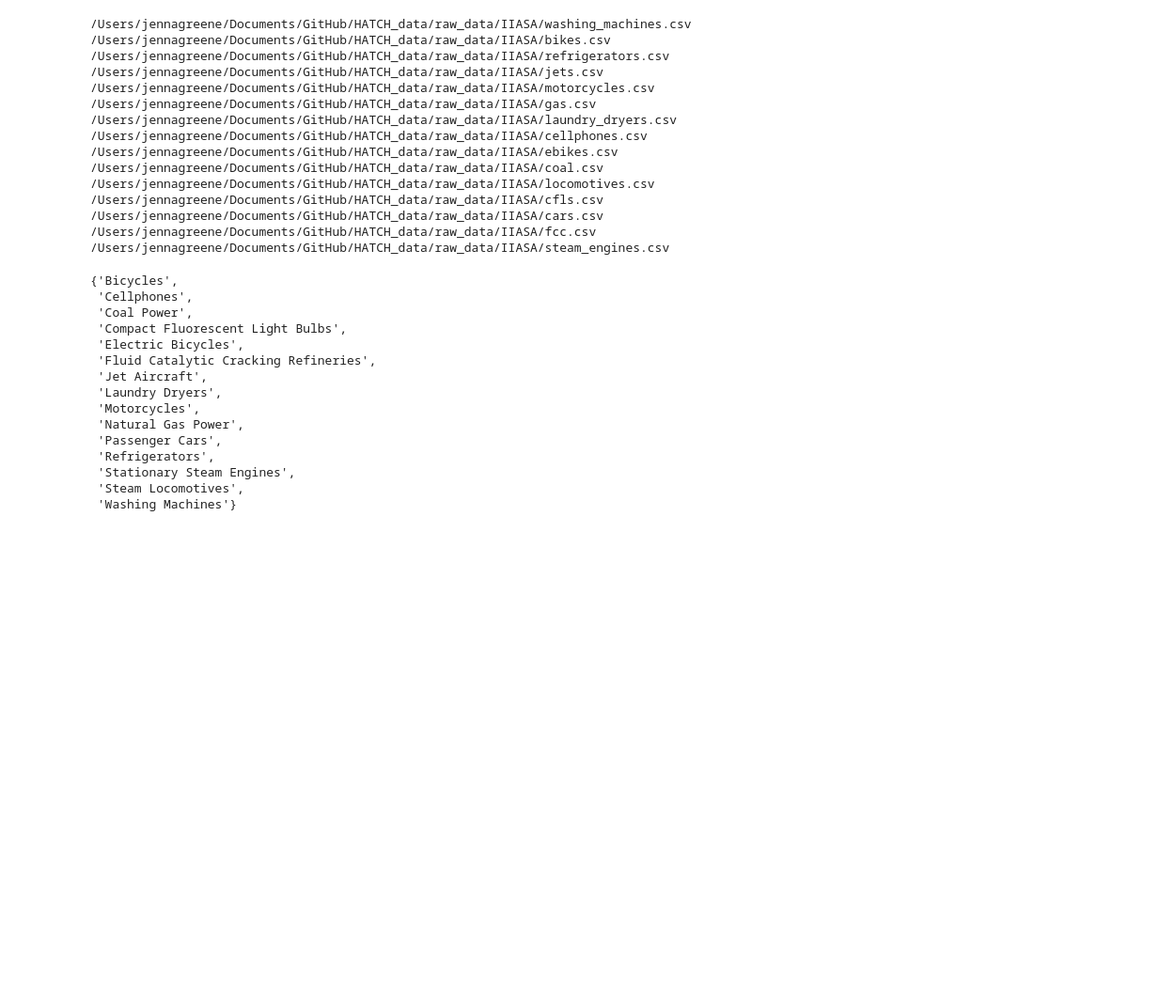
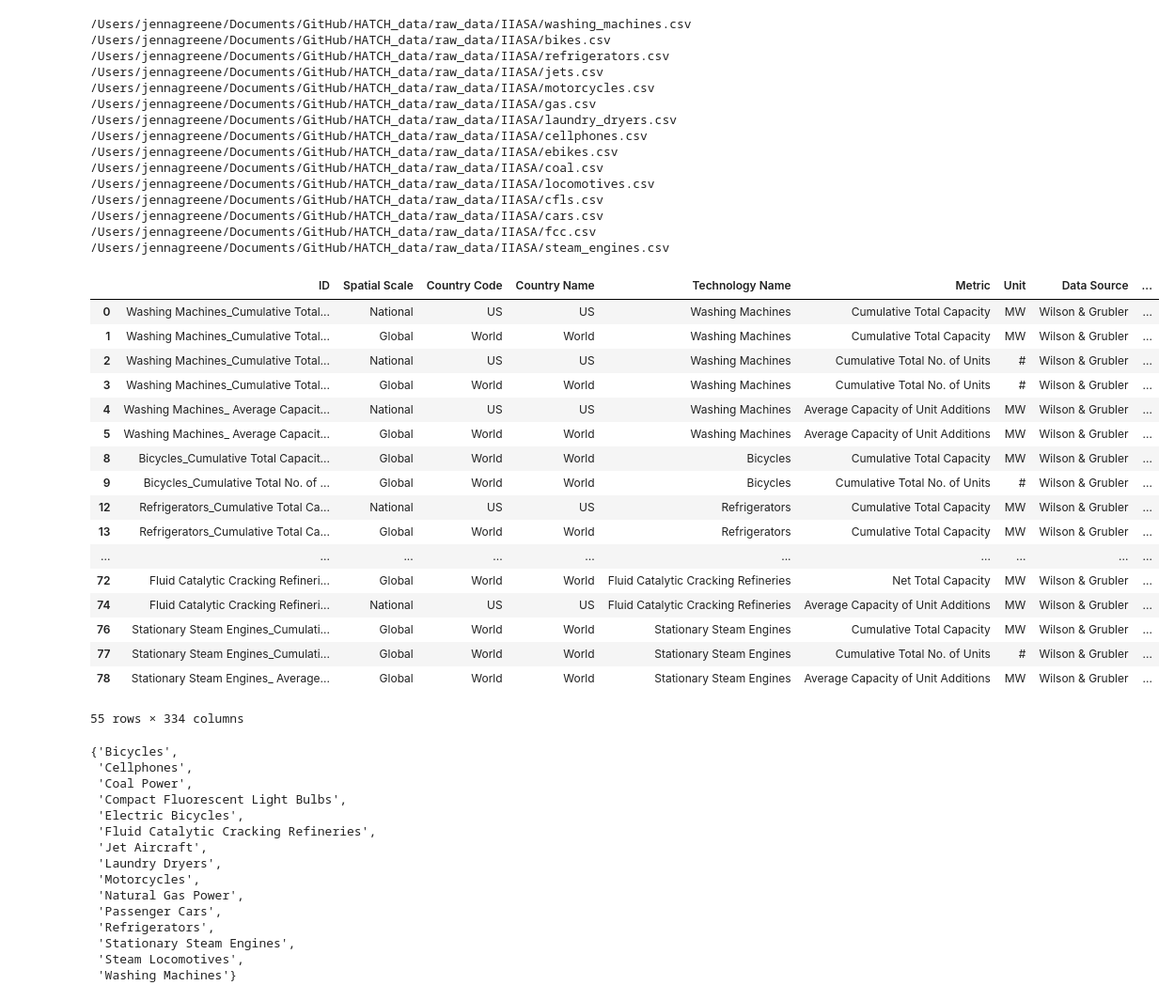
Before and after one commit to jennagreene22/HATCH_data, a Jupyter notebook: reading_files/read_iiasa.ipynb, the cells around one changed output. Shown: that part at 94% size. Drawn from its saved outputs; the diff is of its cells as text; code cells hidden in the pictures; blank space fills up the shorter version.

```diff
--- a/reading_files/read_iiasa.ipynb
+++ b/reading_files/read_iiasa.ipynb
@@ -363,15 +363,35 @@ iiasa.reset_index(drop=True, inplace=True)
 # %%
 omit = []
 for col in iiasa.columns:
     if len(col) != 4 or col == 'Unit':
         omit.append(col)
 drop_empty_rows = iiasa.drop(columns=omit)
 drop_empty_rows.dropna(how='all', inplace=True)
 na_idx = []
 for row in iiasa.index:
     if row not in drop_empty_rows.index:
         na_idx.append(row)
 iiasa.drop(na_idx, inplace=True)
+iiasa
+# %% [output]
+|  | ID | Spatial Scale | Country Code | Country Name | Technology Name | Metric | Unit | Data Source | ... |
+| 0 | Washing Machines_Cumulative Total... | National | US | US | Washing Machines | Cumulative Total Capacity | MW | Wilson & Grubler | ... |
+| 1 | Washing Machines_Cumulative Total... | Global | World | World | Washing Machines | Cumulative Total Capacity | MW | Wilson & Grubler | ... |
+| 2 | Washing Machines_Cumulative Total... | National | US | US | Washing Machines | Cumulative Total No. of Units | # | Wilson & Grubler | ... |
+| 3 | Washing Machines_Cumulative Total... | Global | World | World | Washing Machines | Cumulative Total No. of Units | # | Wilson & Grubler | ... |
+| 4 | Washing Machines_ Average Capacit... | National | US | US | Washing Machines | Average Capacity of Unit Additions | MW | Wilson & Grubler | ... |
+| 5 | Washing Machines_ Average Capacit... | Global | World | World | Washing Machines | Average Capacity of Unit Additions | MW | Wilson & Grubler | ... |
+| 8 | Bicycles_Cumulative Total Capacit... | Global | World | World | Bicycles | Cumulative Total Capacity | MW | Wilson & Grubler | ... |
+| 9 | Bicycles_Cumulative Total No. of ... | Global | World | World | Bicycles | Cumulative Total No. of Units | # | Wilson & Grubler | ... |
+| 12 | Refrigerators_Cumulative Total Ca... | National | US | US | Refrigerators | Cumulative Total Capacity | MW | Wilson & Grubler | ... |
+| 13 | Refrigerators_Cumulative Total Ca... | Global | World | World | Refrigerators | Cumulative Total Capacity | MW | Wilson & Grubler | ... |
+| ... | ... | ... | ... | ... | ... | ... | ... | ... | ... |
+| 72 | Fluid Catalytic Cracking Refineri... | Global | World | World | Fluid Catalytic Cracking Refineries | Net Total Capacity | MW | Wilson & Grubler | ... |
+| 74 | Fluid Catalytic Cracking Refineri... | National | US | US | Fluid Catalytic Cracking Refineries | Average Capacity of Unit Additions | MW | Wilson & Grubler | ... |
+| 76 | Stationary Steam Engines_Cumulati... | Global | World | World | Stationary Steam Engines | Cumulative Total Capacity | MW | Wilson & Grubler | ... |
+| 77 | Stationary Steam Engines_Cumulati... | Global | World | World | Stationary Steam Engines | Cumulative Total No. of Units | # | Wilson & Grubler | ... |
+| 78 | Stationary Steam Engines_ Average... | Global | World | World | Stationary Steam Engines | Average Capacity of Unit Additions | MW | Wilson & Grubler | ... |
+55 rows × 334 columns
 # %%
 tech_list = set(iiasa['Technology Name'])
 tech_list
```
Also changed, not shown: 4 other files.
